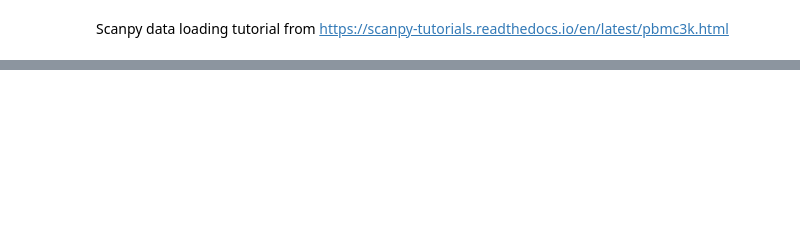
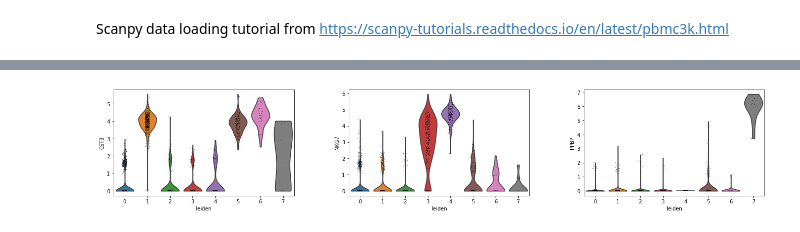
Before and after one commit to danobohud/scanpy, a Jupyter notebook: 10X_PMBC3K_find_markers.ipynb, the cells around one changed output, grey strips where cells are left out. Saved outputs shown, nothing was run; the diff lists cells and outputs as text; code cells hidden in the pictures; blank space fills up the shorter version.

```diff
--- a/10X_PMBC3K_find_markers.ipynb
+++ b/10X_PMBC3K_find_markers.ipynb
@@ -55,0 +122,6 @@ AnnData object with n_obs × n_vars = 2638 × 1838
+# %%
+# Compare a specific gene across the clusters
+
+sc.pl.violin(adata, ['CST3', 'NKG7', 'PPBP'], groupby='leiden')
+# %% [output]
+[figure, added]
```
Also changed, not shown: parts of 16 cells of this notebook, 1 other file.
